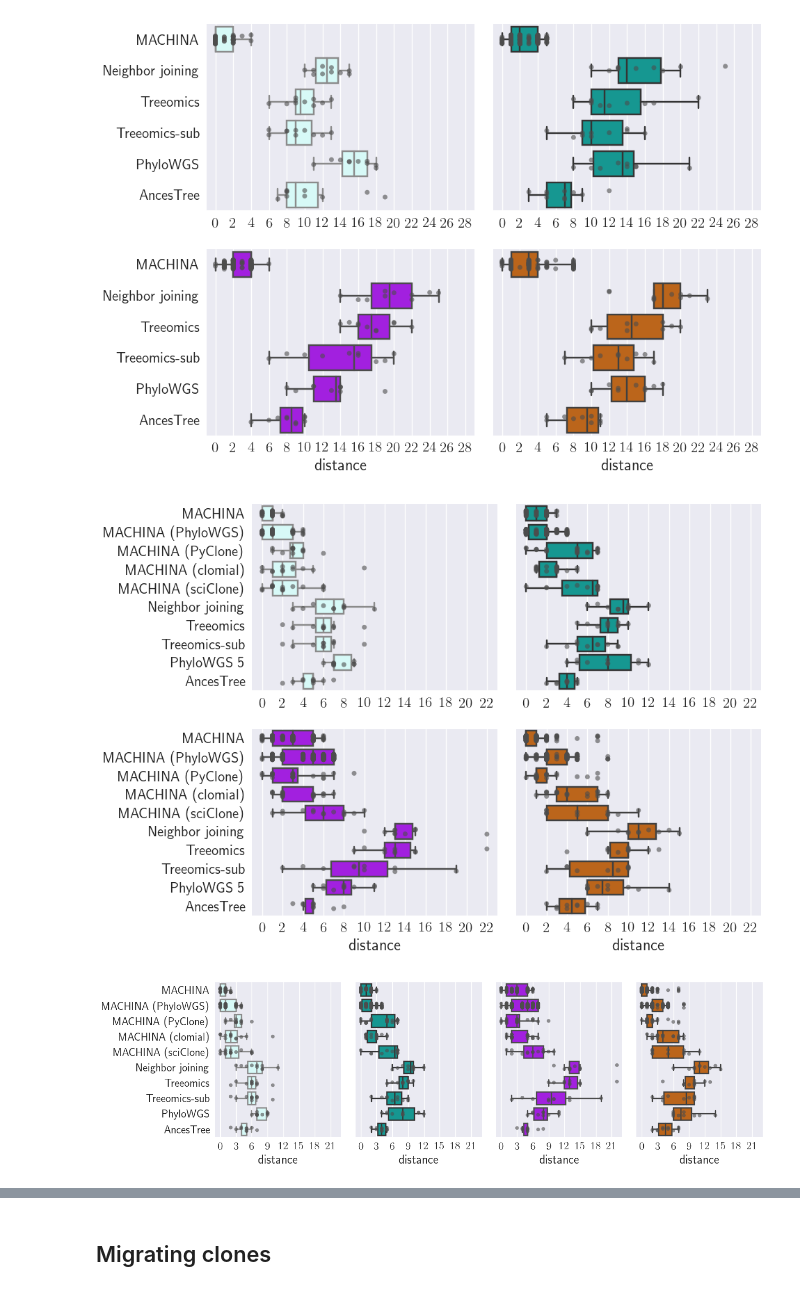
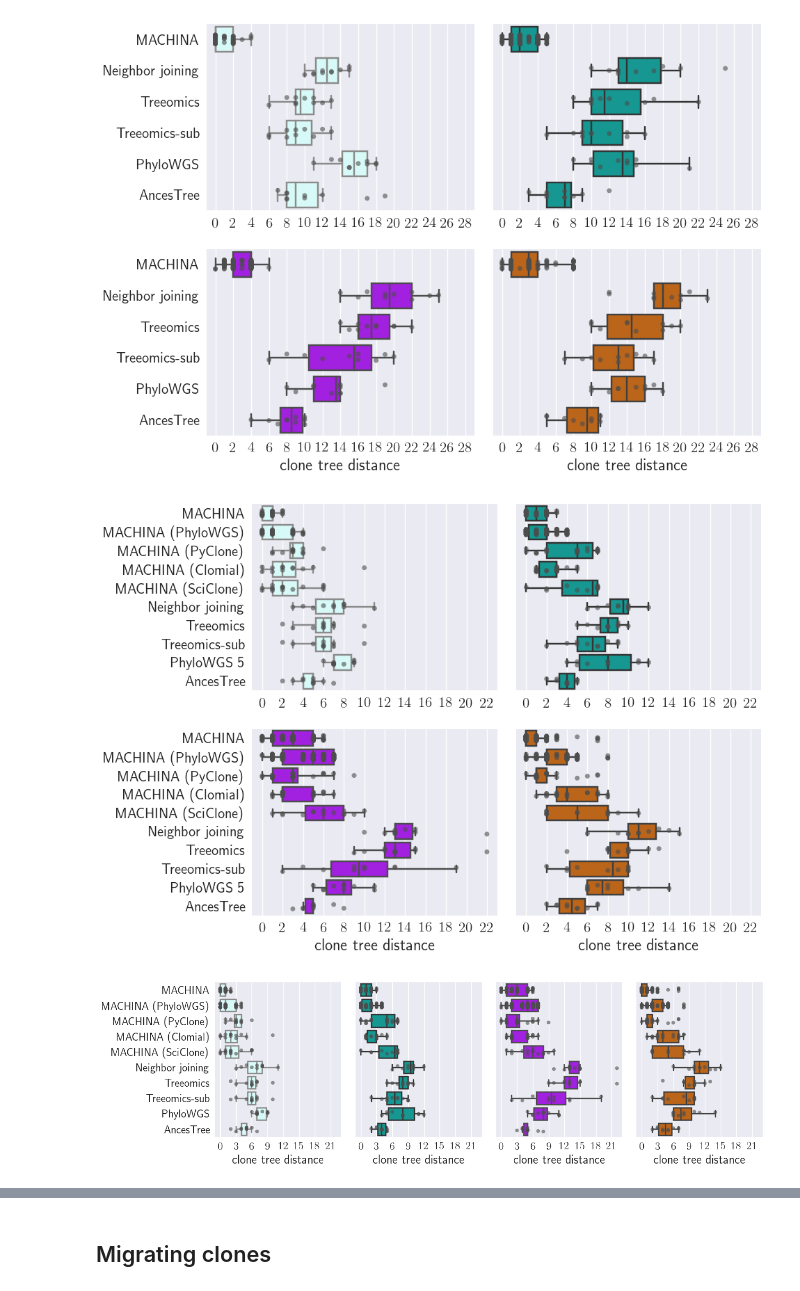
Before and after one commit to raphael-group/machina, a Jupyter notebook: result/sims/simulations_1.ipynb, the cells around one changed output, grey strips where cells are left out. Cells and saved outputs as stored; diff of their text form; code cells hidden in the pictures.

```diff
--- a/result/sims/simulations_1.ipynb
+++ b/result/sims/simulations_1.ipynb
@@ -105,7 +101,7 @@ def distance_boxplots(results, filename, methods):
         plt.xlim((-1,max(results['RF'])+1))
         plt.xticks(np.arange(0, max(results['RF'])+1, 2.0))
         if i == 3:
-            plt.xlabel("Robinson-Foulds distance")
+            plt.xlabel("clone tree distance")
         else:
             plt.xlabel("")
 
@@ -131,7 +127,7 @@ def distance_boxplots_square(results, filename, methods):
         if i in [1,3]:
             plt.yticks([],[])
         if i in [2,3]:
-            plt.xlabel("distance")
+            plt.xlabel("clone tree distance")
         else:
             plt.xlabel("")
 
@@ -155,7 +151,7 @@ def distance_boxplots_row(results, filename, methods):
         plt.xticks(np.arange(0, max(results['RF'])+1, 3.0))
         if i != 0:
             plt.yticks([],[])
-        plt.xlabel("distance")
+        plt.xlabel("clone tree distance")
 
     plt.tight_layout()
     plt.savefig(filename)
@@ -182,23 +178,23 @@ distance_boxplots_square(res_m8.replace({'method': {'PhyloWGS 5': 'PhyloWGS'}}),
                          ["MACHINA", "Neighbor joining", "Treeomics", "Treeomics-sub",
                           "PhyloWGS", "AncesTree"])
 # %% [output]
-[figure, old version]
+[figure, new version]
 # %%
 distance_boxplots_square(res_m5,"m5_RF_results_clustering_square.pdf",
                          ["MACHINA", "MACHINA (PhyloWGS)", "MACHINA (PyClone)",
-                          "MACHINA (clomial)", "MACHINA (sciClone)",
+                          "MACHINA (Clomial)", "MACHINA (SciClone)",
                           "Neighbor joining", "Treeomics", "Treeomics-sub",
                           "PhyloWGS 5", "AncesTree" ])
 # %% [output]
-[figure, old version]
+[figure, new version]
 # %%
 distance_boxplots_row(res_m5.replace({'method': {'PhyloWGS 5': 'PhyloWGS'}}), "m5_RF_results_clustering_row.pdf",
                          ["MACHINA", "MACHINA (PhyloWGS)", "MACHINA (PyClone)",
-                          "MACHINA (clomial)", "MACHINA (sciClone)",
+                          "MACHINA (Clomial)", "MACHINA (SciClone)",
                           "Neighbor joining", "Treeomics", "Treeomics-sub",
                           "PhyloWGS", "AncesTree" ])
 # %% [output]
-[figure, old version]
+[figure, new version]
 # %%
 distance_boxplots_square(res_m8,"m8_RF_results_clustering_square.pdf",
                          ["MACHINA", "MACHINA (PhyloWGS)", "MACHINA (PyClone)",
```
Also changed, not shown: parts of 10 cells of this notebook, 8 other files.
